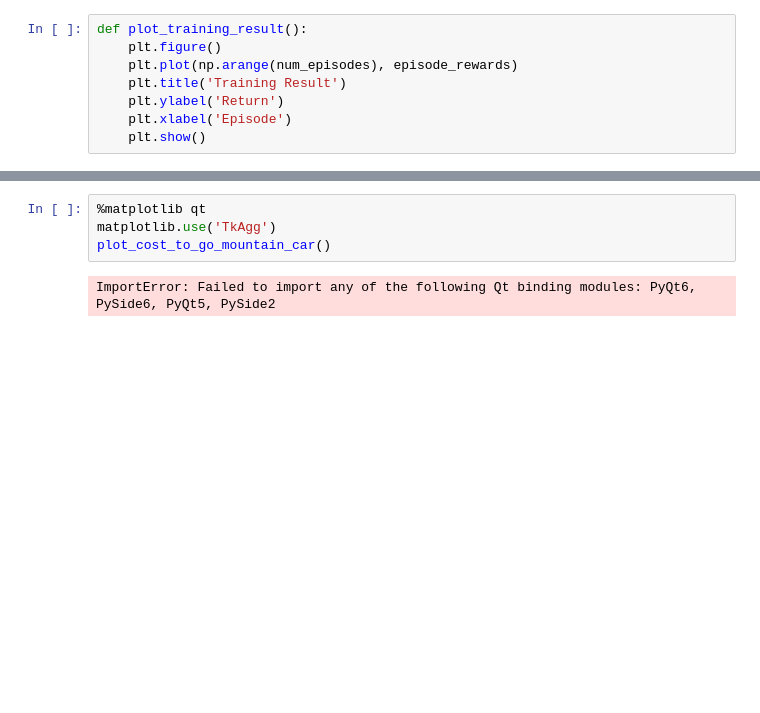
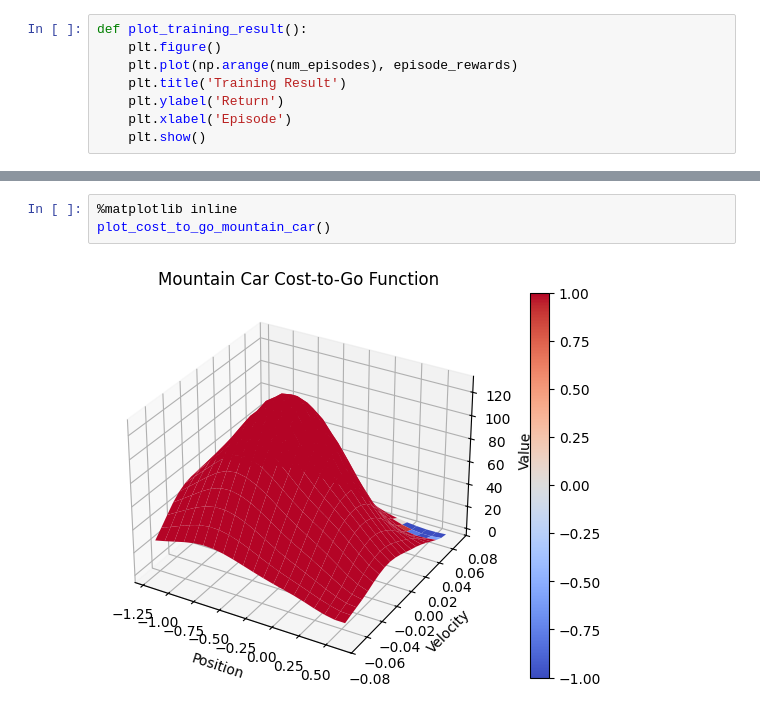
Before and after one commit to Data-Science-in-Mechanical-Engineering/RLLBC, a Jupyter notebook: class_examples/07_MountainCar_linear-Sarsa/mountaincar_linear-sarsa.ipynb, the cells around one changed output, grey strips where cells are left out. Cells and saved outputs as stored; diff of their text form; blank space fills up the shorter version.

```diff
--- a/class_examples/07_MountainCar_linear-Sarsa/mountaincar_linear-sarsa.ipynb
+++ b/class_examples/07_MountainCar_linear-Sarsa/mountaincar_linear-sarsa.ipynb
@@ -202,6 +202,5 @@ plot_training_result()
 # %%
-%matplotlib qt
-matplotlib.use('TkAgg')
+%matplotlib inline
 plot_cost_to_go_mountain_car()
 # %% [output]
-ImportError: Failed to import any of the following Qt binding modules: PyQt6, PySide6, PyQt5, PySide2
+[figure, added]
```
Also changed, not shown: parts of 1 cell of this notebook, 13 other files.
